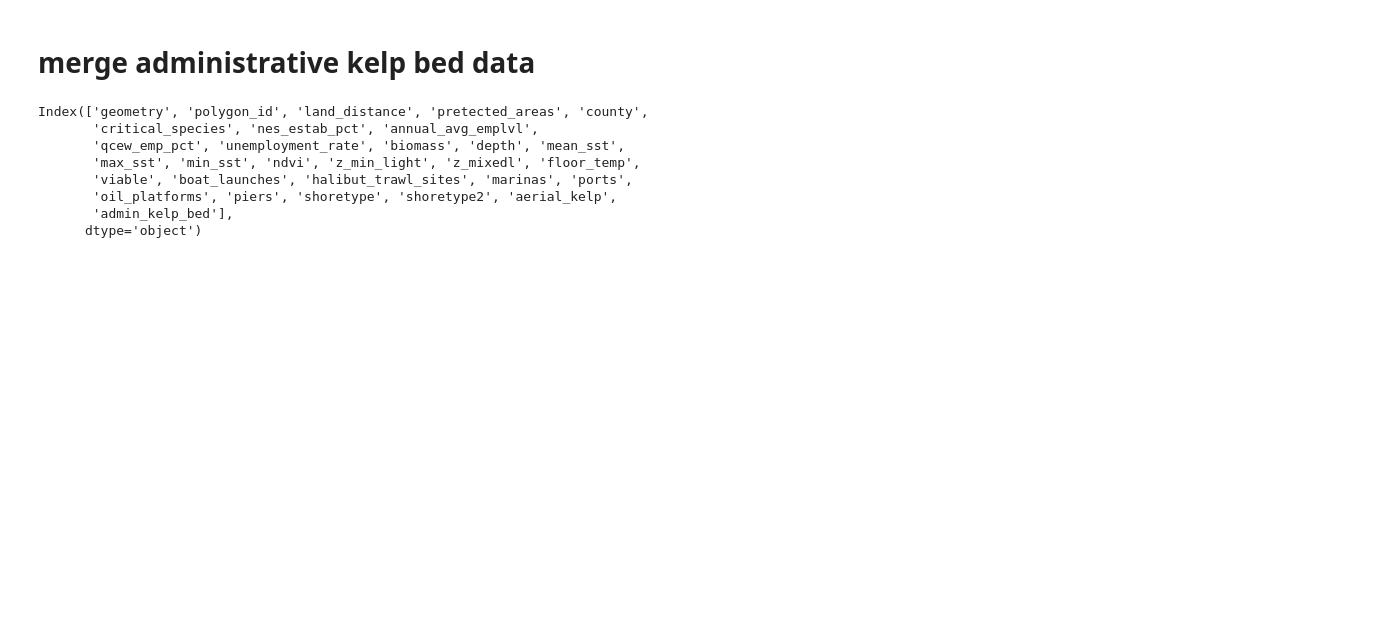
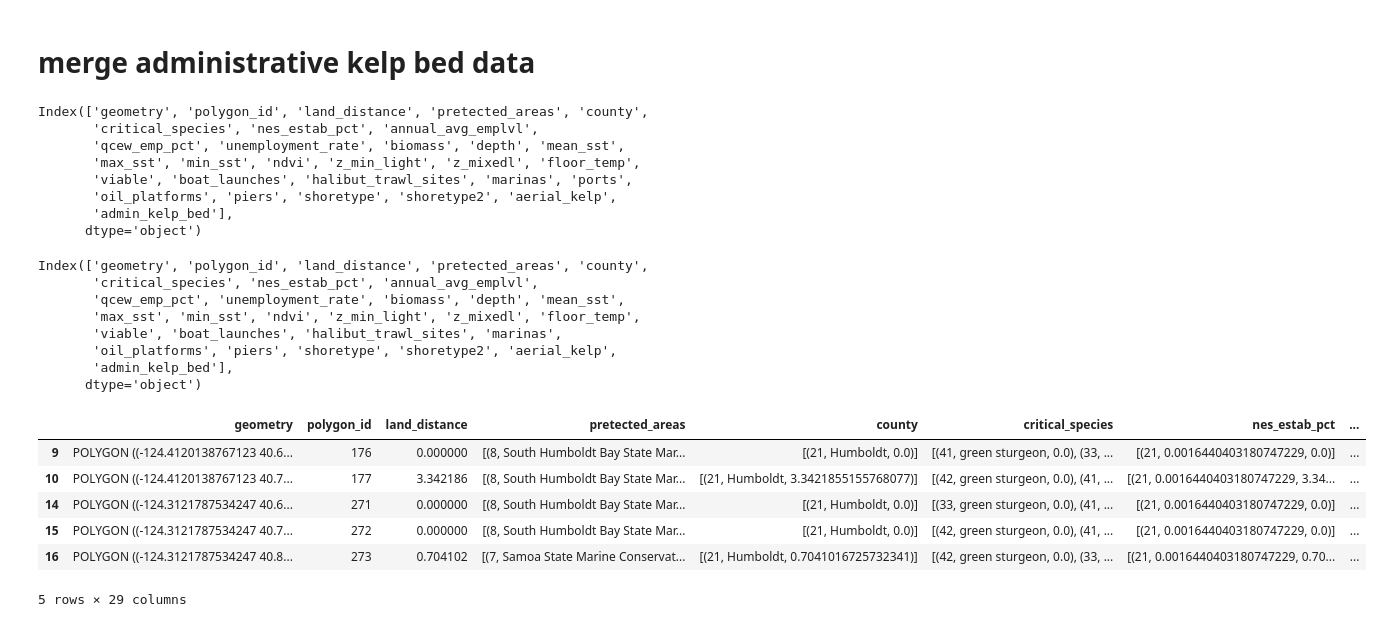
Before and after one commit to UCB-MIDS/Kelp-Capstone, a Jupyter notebook: pipeline/combine_data.ipynb, the cells around one changed output. Drawn from its saved outputs; the diff is of its cells as text; code cells hidden in the pictures; blank space fills up the shorter version.

```diff
--- a/pipeline/combine_data.ipynb
+++ b/pipeline/combine_data.ipynb
@@ -860,3 +860,23 @@ Index(['geometry', 'polygon_id', 'land_distance', 'pretected_areas', 'county',
        'oil_platforms', 'piers', 'shoretype', 'shoretype2', 'aerial_kelp',
        'admin_kelp_bed'],
       dtype='object')
+# %%
+grid_df = pd.read_pickle(pickles+'grid_df.pkl')
+print(grid_df.columns)
+grid_df[grid_df.marinas.apply(len)>0].head()
+# %% [output]
+Index(['geometry', 'polygon_id', 'land_distance', 'pretected_areas', 'county',
+       'critical_species', 'nes_estab_pct', 'annual_avg_emplvl',
+       'qcew_emp_pct', 'unemployment_rate', 'biomass', 'depth', 'mean_sst',
+       'max_sst', 'min_sst', 'ndvi', 'z_min_light', 'z_mixedl', 'floor_temp',
+       'viable', 'boat_launches', 'halibut_trawl_sites', 'marinas',
+       'oil_platforms', 'piers', 'shoretype', 'shoretype2', 'aerial_kelp',
+       'admin_kelp_bed'],
+      dtype='object')
+|  | geometry | polygon_id | land_distance | pretected_areas | county | critical_species | nes_estab_pct | ... |
+| 9 | POLYGON ((-124.4120138767123 40.6... | 176 | 0.000000 | [(8, South Humboldt Bay State Mar... | [(21, Humboldt, 0.0)] | [(41, green sturgeon, 0.0), (33, ... | [(21, 0.0016440403180747229, 0.0)] | ... |
+| 10 | POLYGON ((-124.4120138767123 40.7... | 177 | 3.342186 | [(8, South Humboldt Bay State Mar... | [(21, Humboldt, 3.3421855155768077)] | [(42, green sturgeon, 0.0), (41, ... | [(21, 0.0016440403180747229, 3.34... | ... |
+| 14 | POLYGON ((-124.3121787534247 40.6... | 271 | 0.000000 | [(8, South Humboldt Bay State Mar... | [(21, Humboldt, 0.0)] | [(33, green sturgeon, 0.0), (41, ... | [(21, 0.0016440403180747229, 0.0)] | ... |
+| 15 | POLYGON ((-124.3121787534247 40.7... | 272 | 0.000000 | [(8, South Humboldt Bay State Mar... | [(21, Humboldt, 0.0)] | [(42, green sturgeon, 0.0), (41, ... | [(21, 0.0016440403180747229, 0.0)] | ... |
+| 16 | POLYGON ((-124.3121787534247 40.8... | 273 | 0.704102 | [(7, Samoa State Marine Conservat... | [(21, Humboldt, 0.7041016725732341)] | [(42, green sturgeon, 0.0), (33, ... | [(21, 0.0016440403180747229, 0.70... | ... |
+5 rows × 29 columns
```
Also changed, not shown: parts of 3 cells of this notebook.
